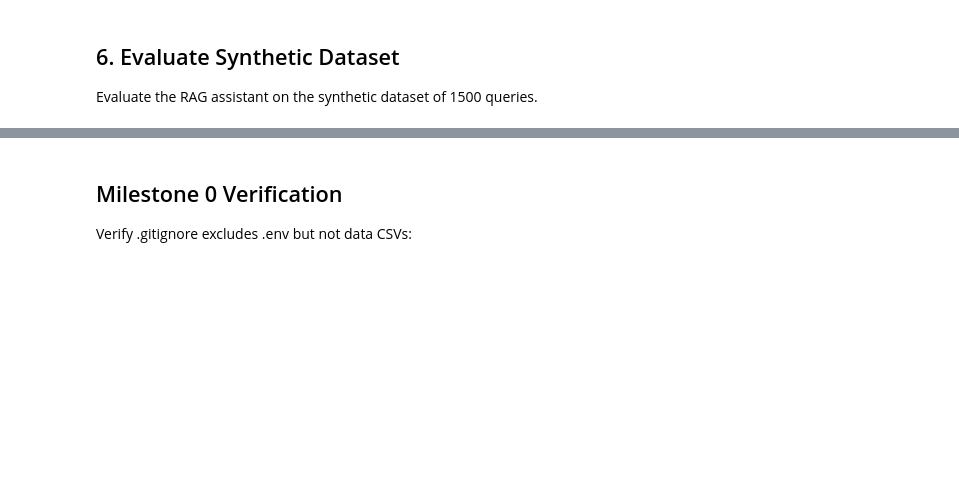
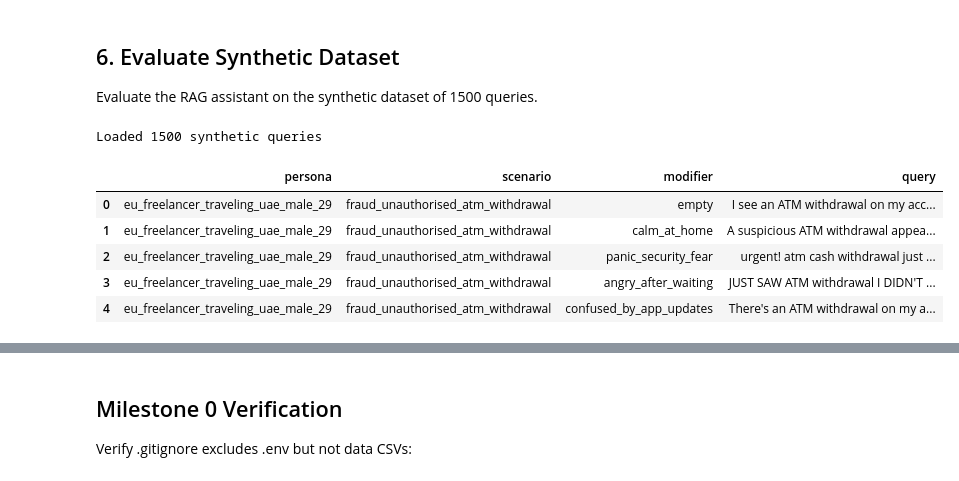
Before and after one commit to vstakhovsky/chatbot-evals-ai, a Jupyter notebook: notebooks/faq_rag_chatbot.ipynb, the cells around one changed output, grey strips where cells are left out. Cells and saved outputs as stored; diff of their text form; code cells hidden in the pictures; blank space fills up the shorter version.

```diff
--- a/notebooks/faq_rag_chatbot.ipynb
+++ b/notebooks/faq_rag_chatbot.ipynb
@@ -195,12 +210,24 @@ Retrieved articles:
 
 Evaluate the RAG assistant on the synthetic dataset of 1500 queries.
 # %%
-MAX_EVAL_ROWS = 25  # Smoke test
+# RAG evaluation settings
+DATASET_PATH = DATA_DIR / "synthetic_revolut_queries.csv"
+RAG_OUTPUT_PATH = DATA_DIR / "synthetic_revolut_rag_outputs.csv"
+SAVE_EVERY = 25
+RAG_CONCURRENCY = 8
+MAX_EVAL_ROWS = None  # FULL DATASET - 1500 queries
+ROW_KEY = ["persona", "scenario", "modifier", "query"]
 
-# Load synthetic dataset
-DATASET_PATH = DATA_DIR / "synthetic_revolut_queries.csv"
+# Load queries
 df_queries = pd.read_csv(DATASET_PATH)
 print(f"Loaded {len(df_queries)} synthetic queries")
-print(f"Columns: {list(df_queries.columns)}")
 df_queries.head()
+# %% [output]
+Loaded 1500 synthetic queries
+|  | persona | scenario | modifier | query |
+| 0 | eu_freelancer_traveling_uae_male_29 | fraud_unauthorised_atm_withdrawal | empty | I see an ATM withdrawal on my acc... |
+| 1 | eu_freelancer_traveling_uae_male_29 | fraud_unauthorised_atm_withdrawal | calm_at_home | A suspicious ATM withdrawal appea... |
+| 2 | eu_freelancer_traveling_uae_male_29 | fraud_unauthorised_atm_withdrawal | panic_security_fear | urgent! atm cash withdrawal just ... |
+| 3 | eu_freelancer_traveling_uae_male_29 | fraud_unauthorised_atm_withdrawal | angry_after_waiting | JUST SAW ATM withdrawal I DIDN'T ... |
+| 4 | eu_freelancer_traveling_uae_male_29 | fraud_unauthorised_atm_withdrawal | confused_by_app_updates | There's an ATM withdrawal on my a... |
 # %%
```
Also changed, not shown: parts of 6 cells of this notebook, 4 other files.
